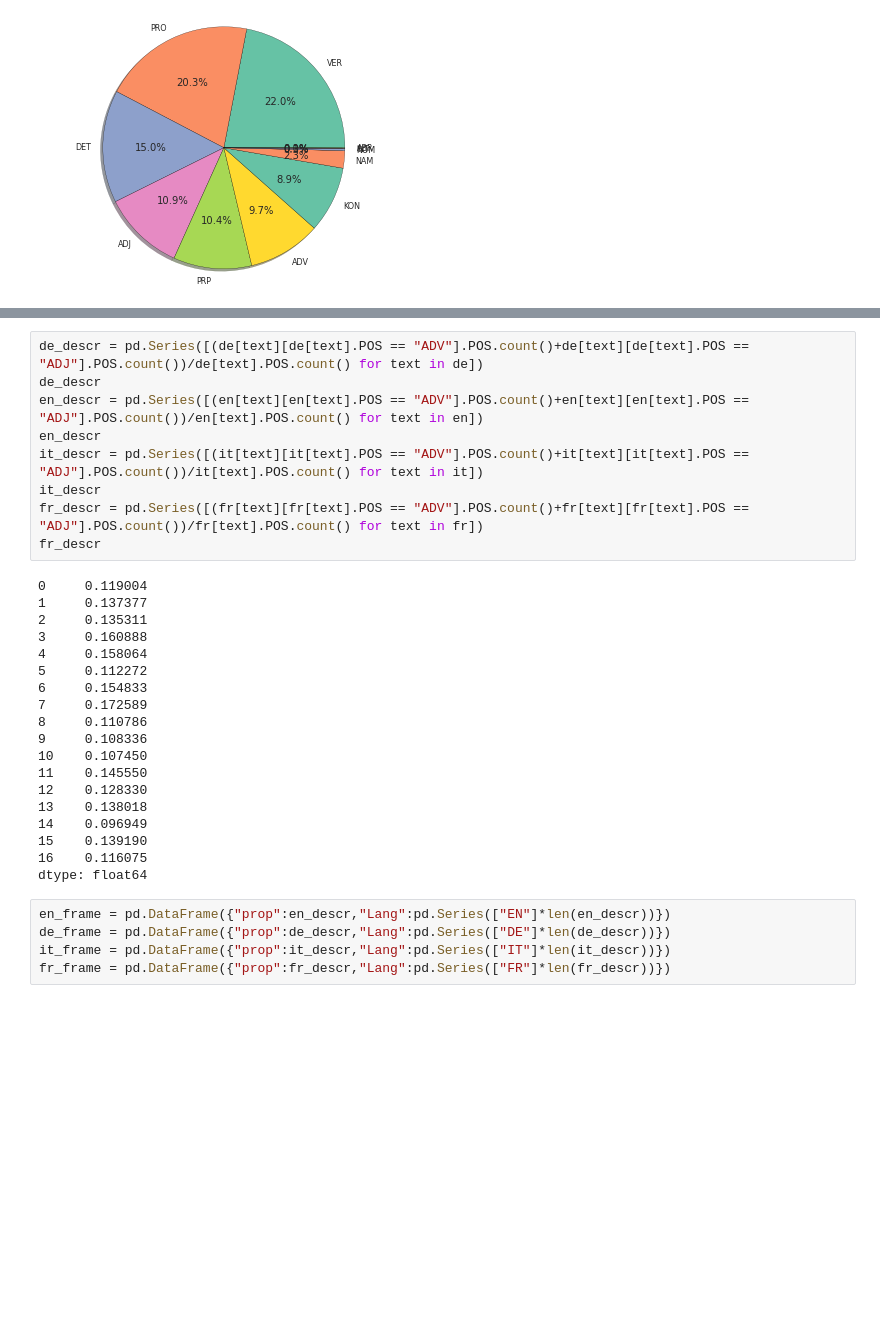
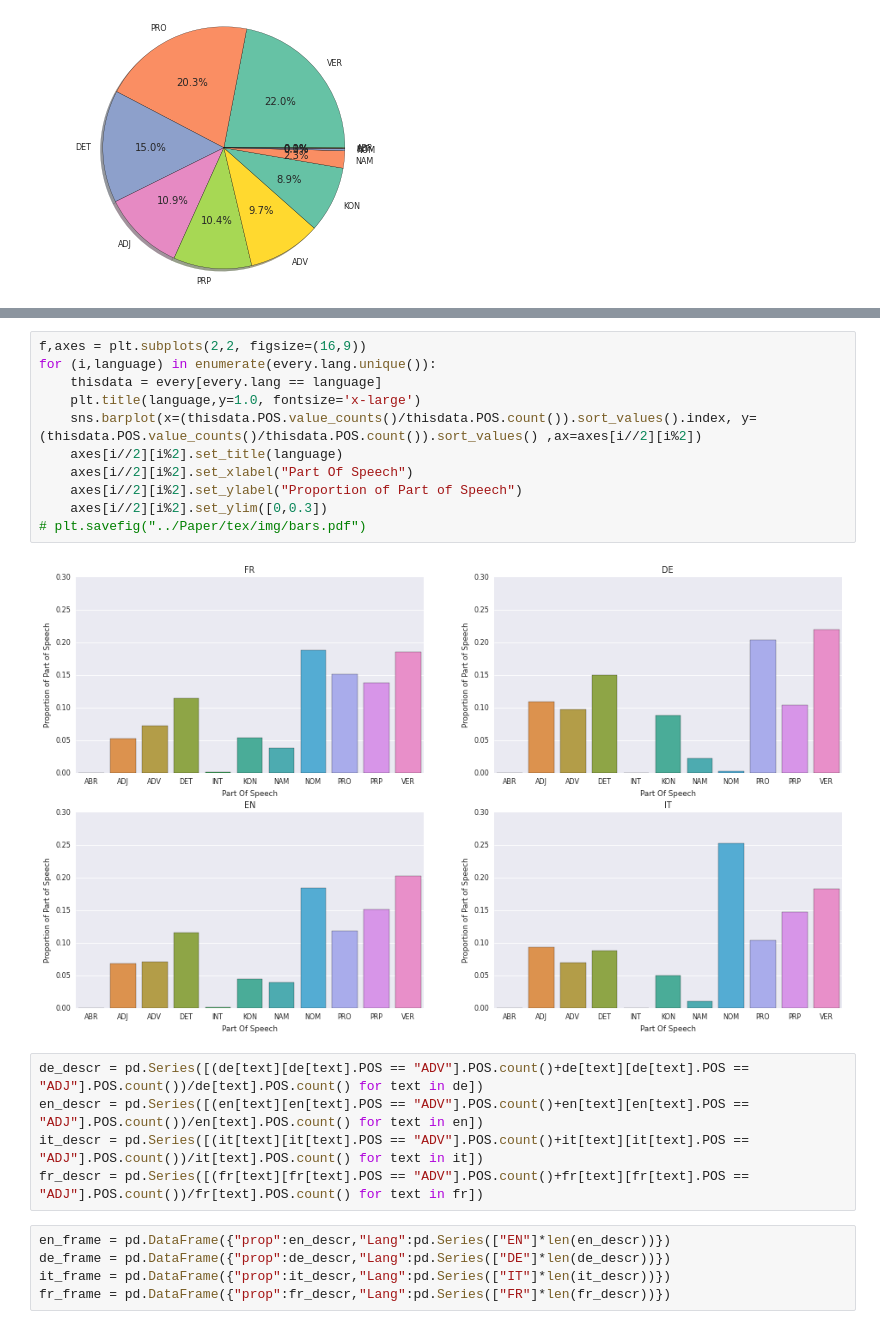
Before and after one commit to MurrayT/GutenbergTreeTagger, a Jupyter notebook: Data Analysis.ipynb, the cells around one changed output, grey strips where cells are left out. Cells and saved outputs as stored; diff of their text form; blank space fills up the shorter version.

```diff
--- a/Data Analysis.ipynb
+++ b/Data Analysis.ipynb
@@ -346,31 +368,21 @@ plt.title("German",y=1.0, fontsize='x-large')
+# %%
+f,axes = plt.subplots(2,2, figsize=(16,9))
+for (i,language) in enumerate(every.lang.unique()):
+    thisdata = every[every.lang == language]
+    plt.title(language,y=1.0, fontsize='x-large')
+    sns.barplot(x=(thisdata.POS.value_counts()/thisdata.POS.count()).sort_values().index, y=(thisdata.POS.value_counts()/thisdata.POS.count()).sort_values() ,ax=axes[i//2][i%2])
+    axes[i//2][i%2].set_title(language)
+    axes[i//2][i%2].set_xlabel("Part Of Speech")
+    axes[i//2][i%2].set_ylabel("Proportion of Part of Speech")
+    axes[i//2][i%2].set_ylim([0,0.3])
+# plt.savefig("../Paper/tex/img/bars.pdf")
+# %% [output]
+[figure, added]
 # %%
 de_descr = pd.Series([(de[text][de[text].POS == "ADV"].POS.count()+de[text][de[text].POS == "ADJ"].POS.count())/de[text].POS.count() for text in de])
-de_descr
 en_descr = pd.Series([(en[text][en[text].POS == "ADV"].POS.count()+en[text][en[text].POS == "ADJ"].POS.count())/en[text].POS.count() for text in en])
-en_descr
 it_descr = pd.Series([(it[text][it[text].POS == "ADV"].POS.count()+it[text][it[text].POS == "ADJ"].POS.count())/it[text].POS.count() for text in it])
-it_descr
 fr_descr = pd.Series([(fr[text][fr[text].POS == "ADV"].POS.count()+fr[text][fr[text].POS == "ADJ"].POS.count())/fr[text].POS.count() for text in fr])
-fr_descr
-# %% [output]
-0     0.119004
-1     0.137377
-2     0.135311
-3     0.160888
-4     0.158064
-5     0.112272
-6     0.154833
-7     0.172589
-8     0.110786
-9     0.108336
-10    0.107450
-11    0.145550
-12    0.128330
-13    0.138018
-14    0.096949
-15    0.139190
-16    0.116075
-dtype: float64
 # %%
 en_frame = pd.DataFrame({"prop":en_descr,"Lang":pd.Series(["EN"]*len(en_descr))})
 de_frame = pd.DataFrame({"prop":de_descr,"Lang":pd.Series(["DE"]*len(de_descr))})
```
Also changed, not shown: parts of 23 cells of this notebook.
